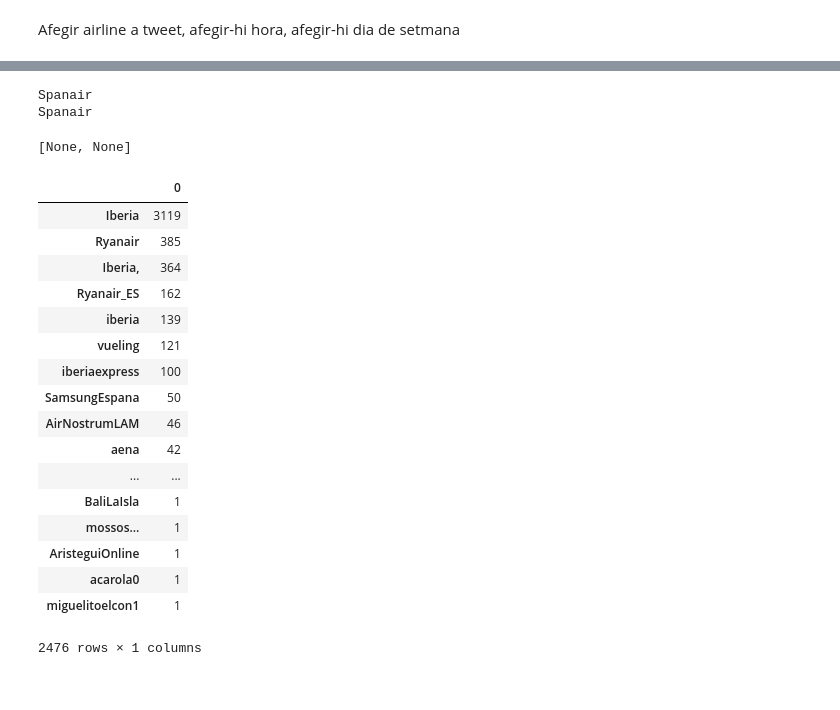
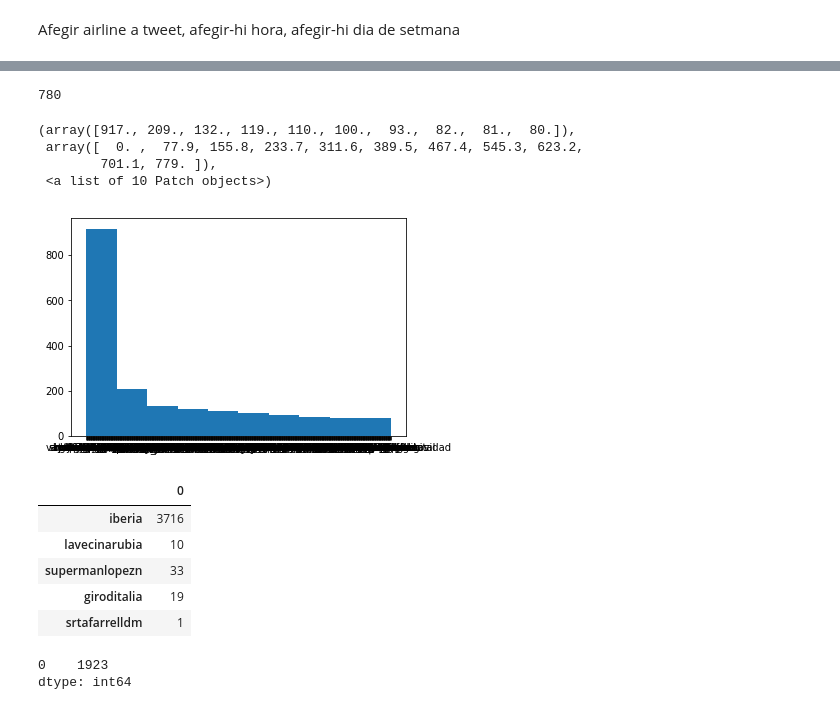
Before and after one commit to alfredcas/Feelings, a Jupyter notebook: tweets_espanyol/Proyecto.ipynb, the cells around one changed output, grey strips where cells are left out. Cells and saved outputs as stored; diff of their text form; code cells hidden in the pictures.

```diff
--- a/tweets_espanyol/Proyecto.ipynb
+++ b/tweets_espanyol/Proyecto.ipynb
@@ -147,0 +162,3 @@ sent_onehot.head()
+# %%
+df_by_timezone = df.set_index('user_timezone')
+sent_onehot_timezone = pd.get_dummies(df_by_timezone['airline_sentiment'])
@@ -148,2 +238,2 @@ sent_onehot.head()
 # %%
-df.tweet_created
+df.tweet_created = pd.to_datetime(df.tweet_created)
@@ -278,3 +396,8 @@ Text(0.5,0,'Date')
 # %%
 #data = df['user_timezone']
 #data.apply(pd.value_counts).plot(kind='bar', subplots=True)
+# %%
+import unidecode
+tweets2 = [processTweet2(tweet) for tweet in df.text.values]
+tweets3 = [' '.join(preprocess_word(word) for word in tweet.split(' ')) for tweet in tweets2]
+df.text = tweets3
@@ -323,31 +455,51 @@ array(['', '/Ryanair', '007DoctorNo', ..., 'zoruabells', 'zrh_airport',
-# %%
-[print(w) for w in airlines if "panair" in w]
-# %% [output]
-Spanair
-Spanair
-[None, None]
+# %%
+hashtags = []
+for t in df.text.values:
+    tweet = t
+    words = tweet.split()
+    for w in words:
+        if w[0] == "#":
+            hashtags.append(w[1:])
+# %%
+len(np.unique(hashtags))
+# %% [output]
+780
+# %%
+import matplotlib.pyplot as plt
+fig = plt.figure()
+ax = fig.add_subplot(111)
+ax.hist(hashtags)
+# %% [output]
+(array([917., 209., 132., 119., 110., 100.,  93.,  82.,  81.,  80.]),
+ array([  0. ,  77.9, 155.8, 233.7, 311.6, 389.5, 467.4, 545.3, 623.2,
+        701.1, 779. ]),
+ <a list of 10 Patch objects>)
+[figure, added]
 # %%
 from collections import Counter
 
+letter_counts = Counter(hashtags)
+df1 = pd.DataFrame.from_dict(letter_counts, orient='index')
+df1.sort_values(by=0, ascending=False)
+
 letter_counts = Counter(airlines)
-df = pd.DataFrame.from_dict(letter_counts, orient='index')
-df.sort_values(by=0, ascending=False)
+df2 = pd.DataFrame.from_dict(letter_counts, orient='index')
+#df2.sort_values(by=0, ascending=False)
+
+df2.head()
 # %% [output]
 |  | 0 |
-| Iberia | 3119 |
-| Ryanair | 385 |
-| Iberia, | 364 |
-| Ryanair_ES | 162 |
-| iberia | 139 |
-| vueling | 121 |
-| iberiaexpress | 100 |
-| SamsungEspana | 50 |
-| AirNostrumLAM | 46 |
-| aena | 42 |
-| ... | ... |
-| BaliLaIsla | 1 |
-| mossos… | 1 |
-| AristeguiOnline | 1 |
-| acarola0 | 1 |
-| miguelitoelcon1 | 1 |
+| iberia | 3716 |
+| lavecinarubia | 10 |
+| supermanlopezn | 33 |
+| giroditalia | 19 |
+| srtafarrelldm | 1 |
-2476 rows × 1 columns
+# %%
+hashtag_df = df1.sort_values(by=0, ascending=False)
+number_more_repeated_hashtags = hashtag_df.sum()
+total_number_of_repetition_hashtags = df1.sort_values(by=0, ascending=False).sum()
+#hashtag_df = hashtag_df.append({0 : total_number_of_repetition_hashtags - number_more_repeated_hashtags}, ignore_index=True)
+print(total_number_of_repetition_hashtags)
+# %% [output]
+0    1923
+dtype: int64
```
Also changed, not shown: parts of 43 cells of this notebook, 32 other files.
